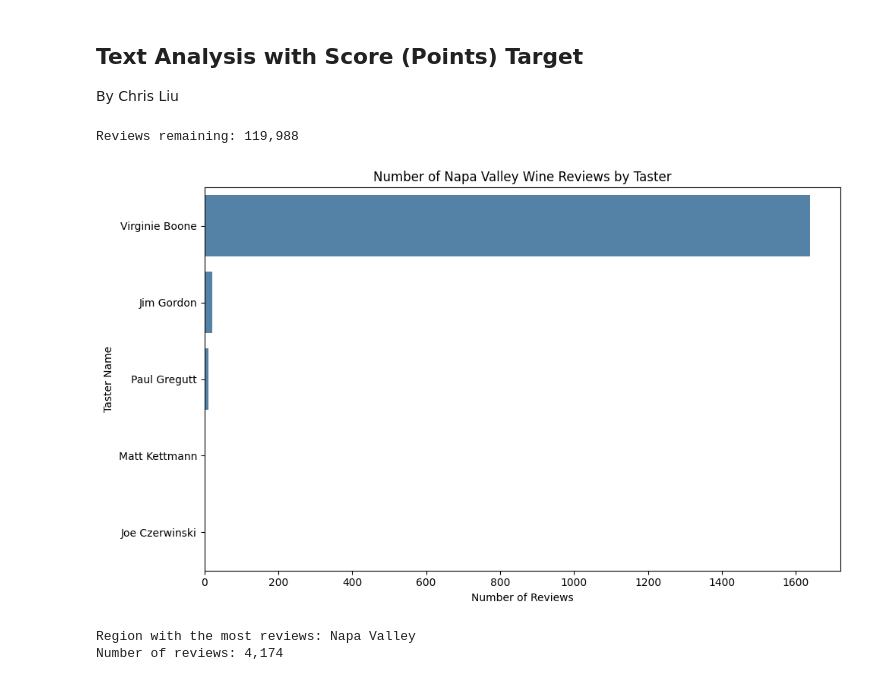
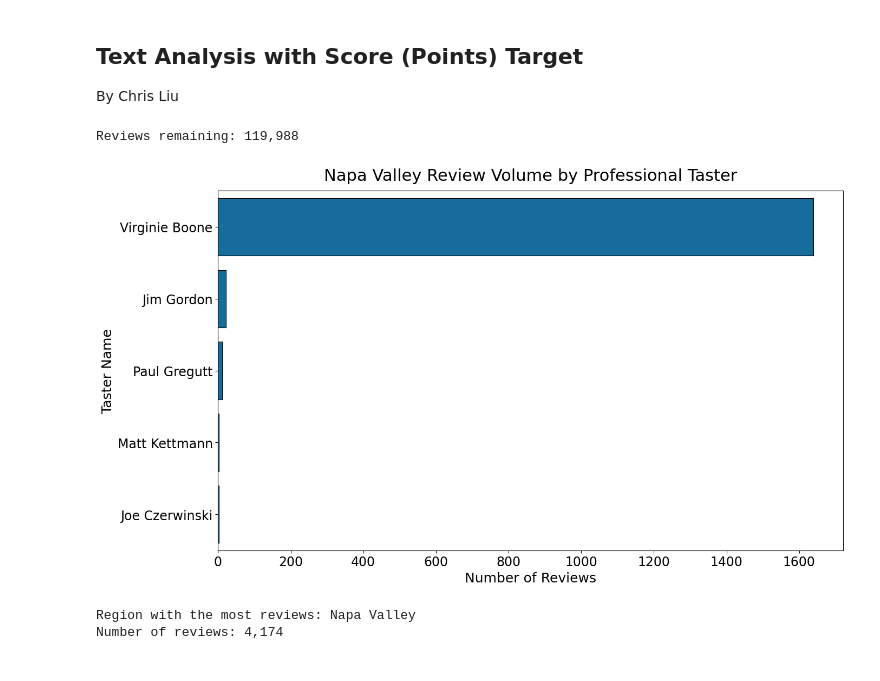
Before and after one commit to dylanhernandez1/DATA4401_Project3, a Jupyter notebook: Score_TextAnalysis_Chris.ipynb, the cells around one changed output. Cells and saved outputs as stored; diff of their text form; code cells hidden in the pictures.

Commit message:
Graphics for score

```diff
--- a/Score_TextAnalysis_Chris.ipynb
+++ b/Score_TextAnalysis_Chris.ipynb
@@ -1,6 +1,6 @@
-# %% [markdown]
-## Text Analysis with Score (Points) Target
-By Chris Liu
+# %% [markdown]
+## Text Analysis with Score (Points) Target
+By Chris Liu
 # %%
 from pathlib import Path
 import pandas as pd
@@ -36,22 +36,23 @@ Reviews remaining: 119,988
 # %%
 # Keep Napa Valley wines and non-missing tasters
 napa = df.loc[
     (df["region_1"] == "Napa Valley") & df["taster_name"].notna()
 ].copy()
 
 # Count reviews by taster
 taster_counts = napa["taster_name"].value_counts()
 
 # Bar chart (best visualization for categorical taster names)
-plt.figure(figsize=(10, 6))
-sns.barplot(x=taster_counts.values, y=taster_counts.index, color="steelblue")
-plt.title("Number of Napa Valley Wine Reviews by Taster")
-plt.xlabel("Number of Reviews")
-plt.ylabel("Taster Name")
+plt.figure(figsize=(14, 8))
+sns.barplot(x=taster_counts.values, y=taster_counts.index, color="#0072B2", edgecolor="black", linewidth=.8)
+plt.title("Napa Valley Review Volume by Professional Taster", fontsize=22, pad=14)
+plt.xlabel("Number of Reviews", fontsize=18)
+plt.ylabel("Taster Name", fontsize=18)
+plt.tick_params(axis='both', labelsize=17)
 plt.tight_layout()
 plt.show()
 # %% [output]
-[figure, old version]
+[figure, new version]
 # %%
 # Count reviews in each specific wine region.
 region_counts = reviews['region_1'].dropna().value_counts()
```
Also changed, not shown: parts of 9 cells of this notebook.
